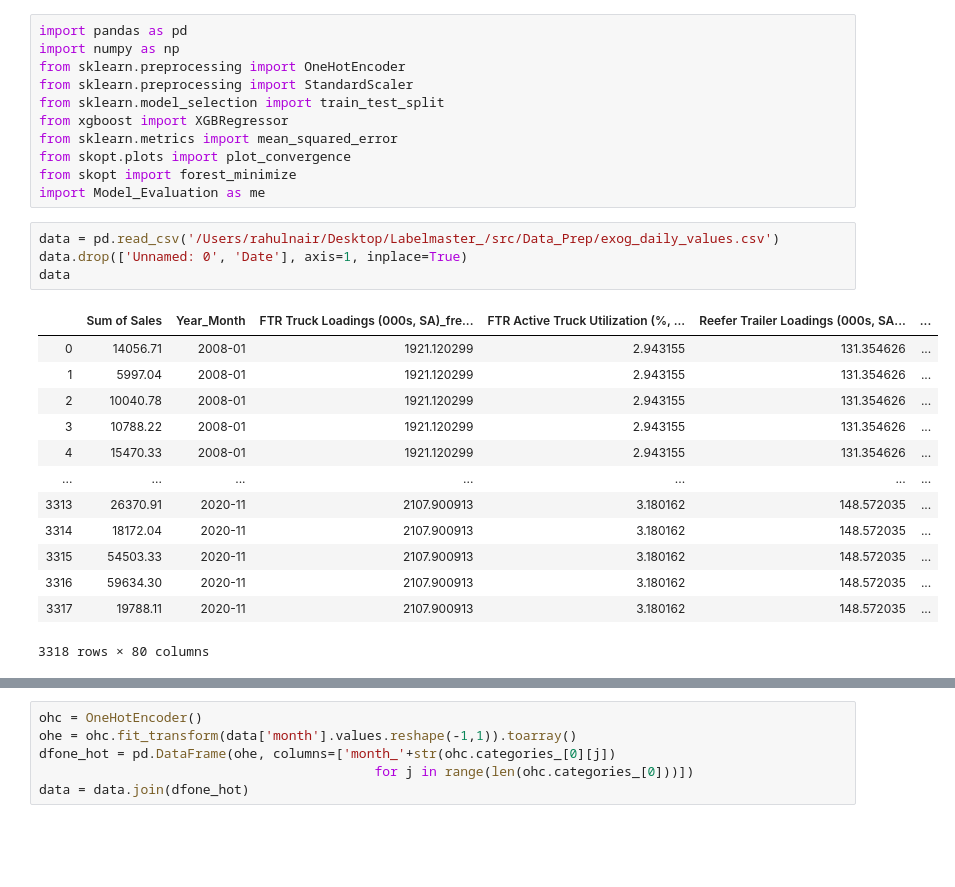
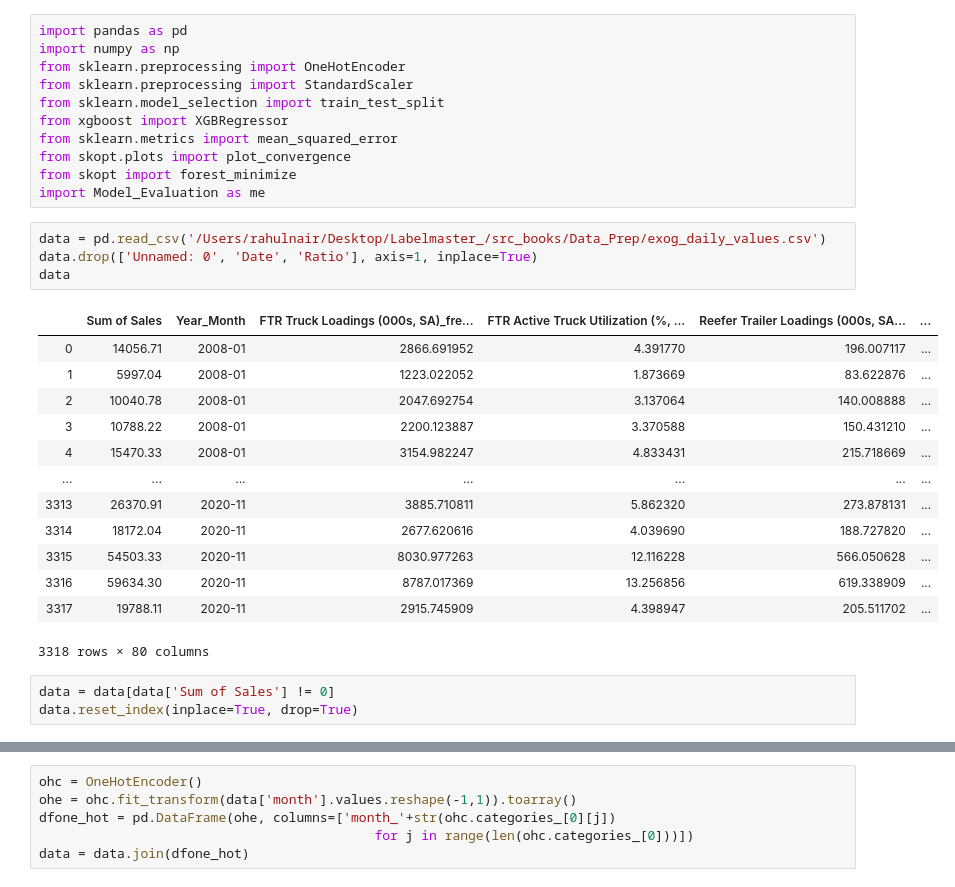
Before and after one commit to rnair7163/LabelMaster_Sales_Forecasting, a Jupyter notebook: src_Books/Data_Modeling/XGBoost_daily_data.ipynb, the cells around one changed output, grey strips where cells are left out. Drawn from its saved outputs; the diff is of its cells as text; blank space fills up the shorter version.

```diff
--- a/src_Books/Data_Modeling/XGBoost_daily_data.ipynb
+++ b/src_Books/Data_Modeling/XGBoost_daily_data.ipynb
@@ -10,20 +10,23 @@ from skopt.plots import plot_convergence
 from skopt import forest_minimize
 import Model_Evaluation as me
 # %%
-data = pd.read_csv('/Users/rahulnair/Desktop/Labelmaster_/src/Data_Prep/exog_daily_values.csv')
-data.drop(['Unnamed: 0', 'Date'], axis=1, inplace=True)
+data = pd.read_csv('/Users/rahulnair/Desktop/Labelmaster_/src_books/Data_Prep/exog_daily_values.csv')
+data.drop(['Unnamed: 0', 'Date', 'Ratio'], axis=1, inplace=True)
 data
 # %% [output]
 |  | Sum of Sales | Year_Month | FTR Truck Loadings (000s, SA)_fre... | FTR Active Truck Utilization (%, ... | Reefer Trailer Loadings (000s, SA... | ... |
-| 0 | 14056.71 | 2008-01 | 1921.120299 | 2.943155 | 131.354626 | ... |
-| 1 | 5997.04 | 2008-01 | 1921.120299 | 2.943155 | 131.354626 | ... |
-| 2 | 10040.78 | 2008-01 | 1921.120299 | 2.943155 | 131.354626 | ... |
-| 3 | 10788.22 | 2008-01 | 1921.120299 | 2.943155 | 131.354626 | ... |
-| 4 | 15470.33 | 2008-01 | 1921.120299 | 2.943155 | 131.354626 | ... |
+| 0 | 14056.71 | 2008-01 | 2866.691952 | 4.391770 | 196.007117 | ... |
+| 1 | 5997.04 | 2008-01 | 1223.022052 | 1.873669 | 83.622876 | ... |
+| 2 | 10040.78 | 2008-01 | 2047.692754 | 3.137064 | 140.008888 | ... |
+| 3 | 10788.22 | 2008-01 | 2200.123887 | 3.370588 | 150.431210 | ... |
+| 4 | 15470.33 | 2008-01 | 3154.982247 | 4.833431 | 215.718669 | ... |
 | ... | ... | ... | ... | ... | ... | ... |
-| 3313 | 26370.91 | 2020-11 | 2107.900913 | 3.180162 | 148.572035 | ... |
-| 3314 | 18172.04 | 2020-11 | 2107.900913 | 3.180162 | 148.572035 | ... |
-| 3315 | 54503.33 | 2020-11 | 2107.900913 | 3.180162 | 148.572035 | ... |
-| 3316 | 59634.30 | 2020-11 | 2107.900913 | 3.180162 | 148.572035 | ... |
-| 3317 | 19788.11 | 2020-11 | 2107.900913 | 3.180162 | 148.572035 | ... |
+| 3313 | 26370.91 | 2020-11 | 3885.710811 | 5.862320 | 273.878131 | ... |
+| 3314 | 18172.04 | 2020-11 | 2677.620616 | 4.039690 | 188.727820 | ... |
+| 3315 | 54503.33 | 2020-11 | 8030.977263 | 12.116228 | 566.050628 | ... |
+| 3316 | 59634.30 | 2020-11 | 8787.017369 | 13.256856 | 619.338909 | ... |
+| 3317 | 19788.11 | 2020-11 | 2915.745909 | 4.398947 | 205.511702 | ... |
 3318 rows × 80 columns
+# %%
+data = data[data['Sum of Sales'] != 0]
+data.reset_index(inplace=True, drop=True)
```
Also changed, not shown: parts of 25 cells of this notebook.
